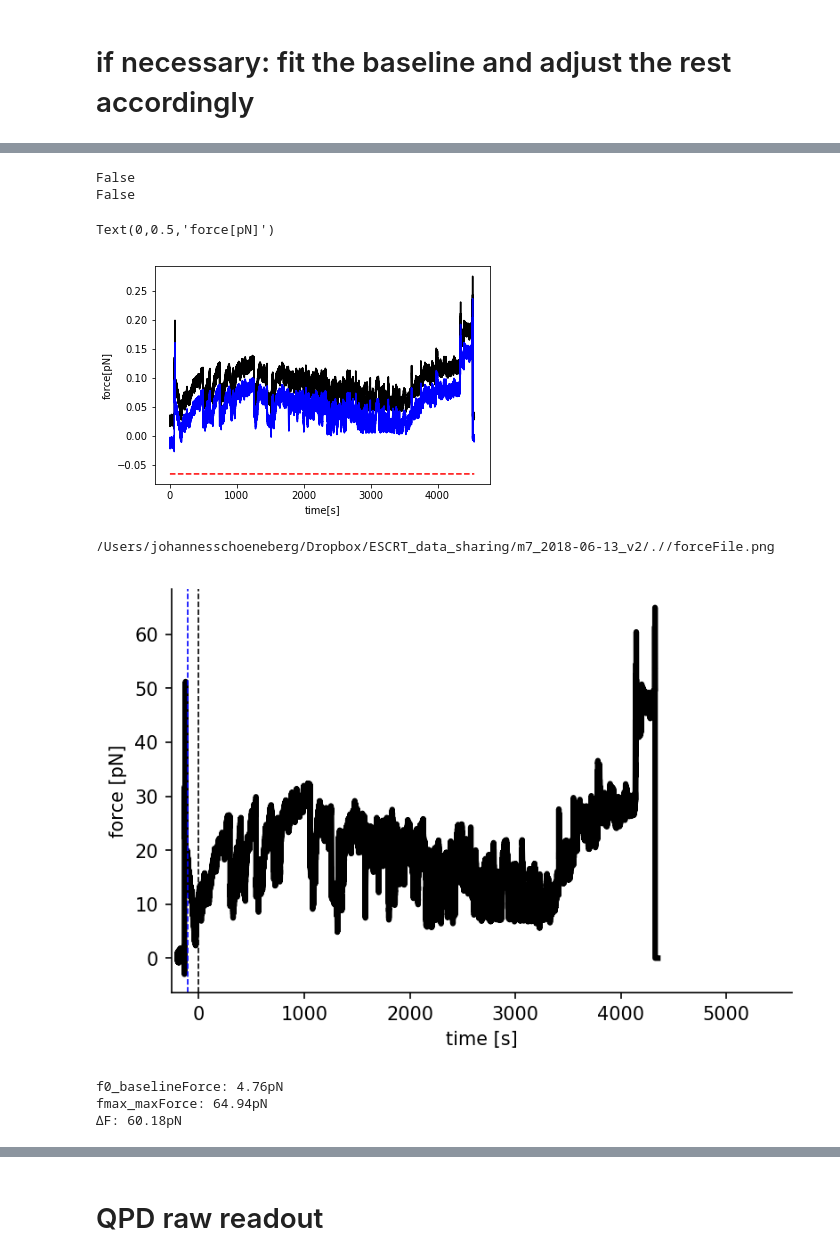
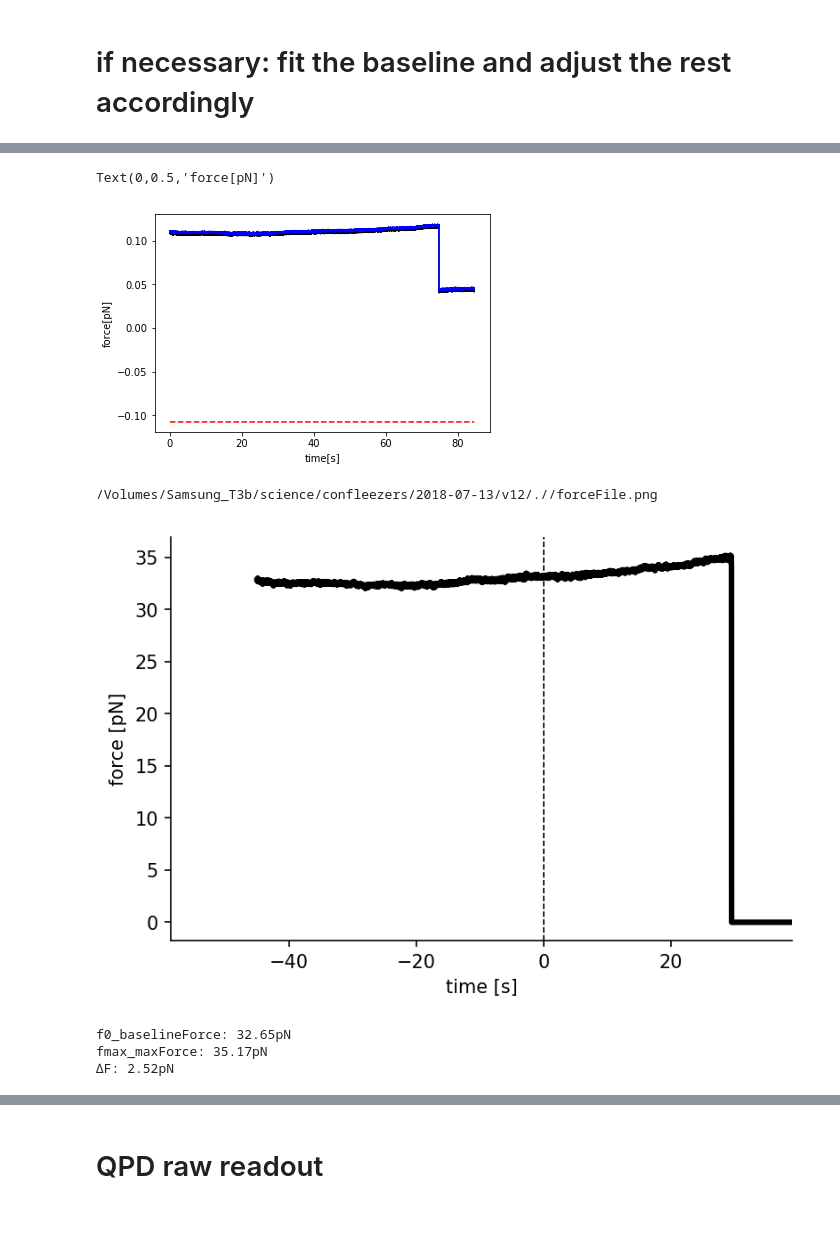
Before and after one commit to JohSchoeneberg/Confleezers, a Jupyter notebook: confleezers_data_analysis/tube__2_analyze_forcefile.ipynb, the cells around one changed output, grey strips where cells are left out. Saved outputs shown, nothing was run; the diff lists cells and outputs as text; code cells hidden in the pictures; blank space fills up the shorter version.

Commit message:
cleanup

```diff
--- a/confleezers_data_analysis/tube__2_analyze_forcefile.ipynb
+++ b/confleezers_data_analysis/tube__2_analyze_forcefile.ipynb
@@ -37,13 +37,13 @@ sys.path.append(pythonPackagePath+"/modules")
 import InputProcessing as inproc
 import ForceFileProcessing as ffp
 # %%
-path = '/Users/johannesschoeneberg/Dropbox/ESCRT_data_sharing/m7_2018-06-13_v2/'
+path = '/Volumes/Samsung_T3b/science/confleezers/2018-07-13/v12/'
 
 inputParameters = pd.read_csv(path+'_info.csv',names=['key','value'])
 
 inputDataFolder = inproc.getInputParameter(inputParameters,"input_data_folder")
 
 
-inputParameters
+inputParameters[0:5]
 # %% [output]
 |  | key | value |
@@ -116,0 +121,20 @@ plt.ylim(0,80)
+# %%
+# put the newly found parameter into the parameter file
+
+row = inputParameters.loc[inputParameters['key'] == 'tube_break_seconds_fftime']
+inputParameters.loc[row.index,'value'] = tube_break_seconds_fftime
+print(inputParameters.loc[inputParameters['key'] == 'tube_break_seconds_fftime'])
+inputParameters.to_csv(path+'_info.csv',index=False,header=False)
+
+row = inputParameters.loc[inputParameters['key'] == 'ffprocessing_zoomTime0']
+inputParameters.loc[row.index,'value'] = ffprocessing_zoomTime0
+print(inputParameters.loc[inputParameters['key'] == 'ffprocessing_zoomTime0'])
+inputParameters.to_csv(path+'_info.csv',index=False,header=False)
+
+row = inputParameters.loc[inputParameters['key'] == 'ffprocessing_zoomTime1']
+inputParameters.loc[row.index,'value'] = ffprocessing_zoomTime1
+print(inputParameters.loc[inputParameters['key'] == 'ffprocessing_zoomTime1'])
+inputParameters.to_csv(path+'_info.csv',index=False,header=False)
+
+# reload the parameter file
+inputParameters = pd.read_csv(path+'_info.csv',names=['key','value'])
@@ -214,10 +261,6 @@ def fitBaselineLinear(t,y,idx0,idx1):
 # %%
-def str2bool(v):
-    return v.lower() in ("True","yes", "true", "t", "1")
 
-ffprocessing_doFit = str2bool(inproc.getInputParameter(inputParameters,"ffprocessing_doFit")) #seconds
-print(inproc.getInputParameter(inputParameters,"ffprocessing_doFit"))
-print(ffprocessing_doFit)
+
 
 
 if (ffprocessing_doFit):
@@ -253,10 +296,8 @@ plt.plot(scipy.ndimage.median_filter(xx,ws),-1*scipy.ndimage.median_filter(yy[0]
 plt.xlabel("time[s]")
 plt.ylabel("force[pN]")
 # %% [output]
-False
-False
+Text(0,0.5,'force[pN]')
-Text(0,0.5,'force[pN]')
-[figure, old version]
+[figure, new version]
 # %%
 # rescaling approx..
 
@@ -266,18 +307,31 @@ idx1 = getTrajectoryIndexOfTimePoint(zoomTime1,t)
 
 plt.figure(dpi=150)
 
+setToZeroFirstCoupleRecordings = False
+
 #plt.gca().set_aspect(5)
 
 
 time = t[idx0:idx1]
-trace = cleanForceFileAfterBreak(y,t,breakTime)[idx0:idx1]
-fittedTrace = fit_fn_baseline(t[idx0:idx1])
+#trace = cleanForceFileAfterBreak(y,t,breakTime)[idx0:idx1]
+#fittedTrace = fit_fn_baseline(t[idx0:idx1])
+if (ffprocessing_doFit):
+    trace_correctedFor_drift = yForceRaw-fit_fn_baseline(t)
+else:
+    trace_correctedFor_drift = yForceRaw
+if(setToZeroFirstCoupleRecordings):
+    trace_correctedFor_drift_yZero = trace_correctedFor_drift-np.average(trace_correctedFor_drift[0:1000])
+else:
+    trace_correctedFor_drift_yZero = trace_correctedFor_drift
 
-trace_correctedFor_drift = yForceRaw-fit_fn_baseline(t)
-trace_correctedFor_drift_yZero = trace_correctedFor_drift-np.average(trace_correctedFor_drift[0:1000])
 correctedTrace = forceScale*trace_correctedFor_drift_yZero
 timeSlice = t[idx0:idx1]
 traceSlice = cleanForceFileAfterBreak(correctedTrace,t,breakTime)[idx0:idx1]
+#plt.plot(traceSlice)
+#plt.show()
+#traceSlice = correctedTrace[idx0:idx1]
+#plt.plot(traceSlice)
+#plt.show()
 
 #fig = plt.figure(figsize=(6, 4), dpi=100)
 plt.plot(timeSlice-time_UV,scipy.ndimage.median_filter(traceSlice,100),c='k',lw=3)
@@ -285,38 +339,38 @@ plt.xlabel("time [s]")
 plt.ylabel("force [pN]")
 plt.axvline(0, color='k', linestyle='--', lw=0.8)
 
 # draw a vertical line where the movie starts if that info is already available
 movie_startTime_difference_fftime_seconds = inproc.getInputParameter(inputParameters,"movie_startTime_difference_fftime_seconds")
 if(movie_startTime_difference_fftime_seconds != 'TBD'):
     plt.axvline(float(movie_startTime_difference_fftime_seconds)-time_UV, color='blue', linestyle='--', lw=0.8)
 
 plt.xlim(xlimit[0],xlimit[1])
 plt.gca().spines['right'].set_visible(False)
 plt.gca().spines['top'].set_visible(False)
 #plt.title('black dash: UV, blue dash: movie start')
 
 outputDataFolder = inproc.getInputParameter(inputParameters,"output_data_folder")
 forceFile_plot = inproc.getInputParameter(inputParameters,"forceFile_plot")
 outputPath = path+outputDataFolder+'/'+forceFile_plot
 print()
 print(outputPath)
 plt.savefig(outputPath)
 plt.show()
 
 
 
 baselineForce = np.average(correctedTrace[baseline_idx0:baseline_idx1])
 traceSliceUvToEnd = traceSlice[getTrajectoryIndexOfTimePoint(time_UV,timeSlice):-1]
 maxForce = np.max(scipy.ndimage.median_filter(traceSliceUvToEnd,100))
 print("f0_baselineForce: {}pN".format(np.round(baselineForce,2)))
 print("fmax_maxForce: {}pN".format(np.round(maxForce,2)))
 print("∆F: {}pN".format(np.round(maxForce-baselineForce,2)))
 # %% [output]
-/Users/johannesschoeneberg/Dropbox/ESCRT_data_sharing/m7_2018-06-13_v2/.//forceFile.png
+/Volumes/Samsung_T3b/science/confleezers/2018-07-13/v12/.//forceFile.png
-[figure, old version]
+[figure, new version]
-f0_baselineForce: 4.76pN
-fmax_maxForce: 64.94pN
-∆F: 60.18pN
+f0_baselineForce: 32.65pN
+fmax_maxForce: 35.17pN
+∆F: 2.52pN
 # %%
 # save in _info.csv
 row = inputParameters.loc[inputParameters['key'] == 'force_f0_pN']
```
Also changed, not shown: parts of 11 cells of this notebook, 20 other files.
